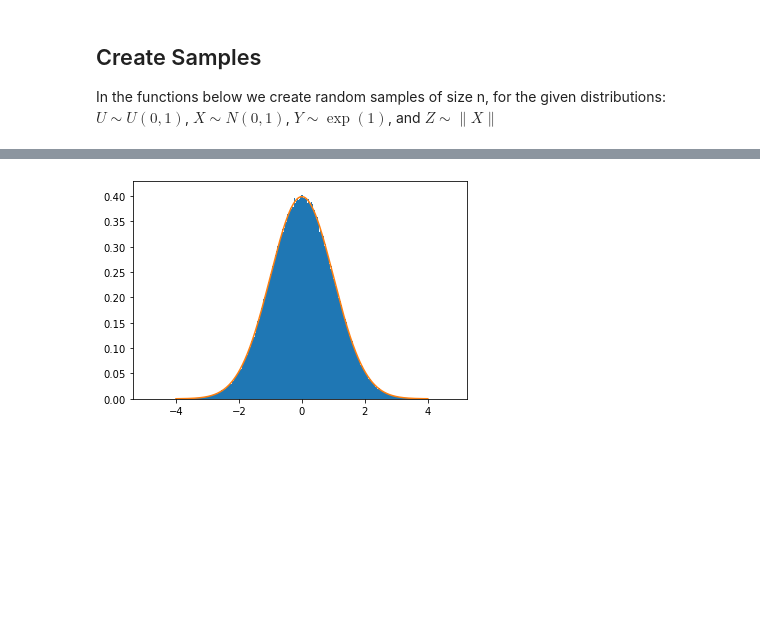
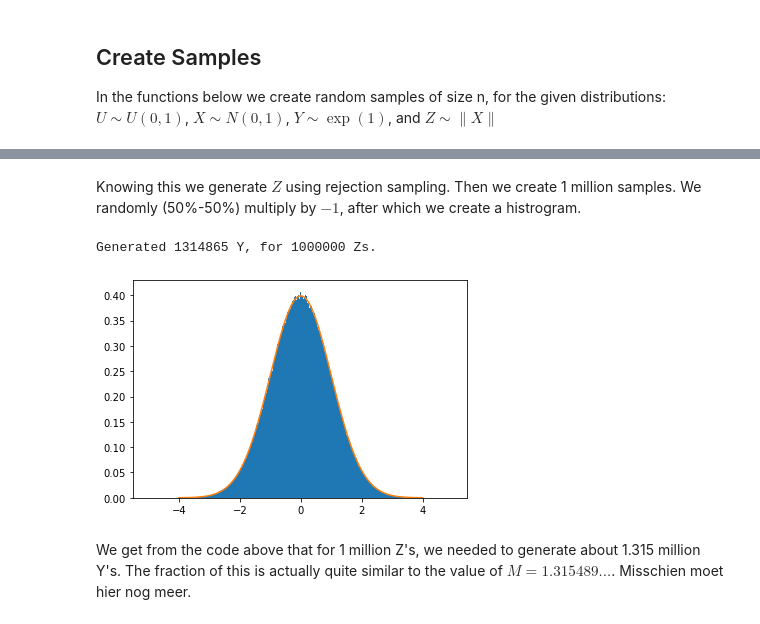
Before and after one commit to BDFteam/NumericalMethods3, a Jupyter notebook: part1.ipynb, the cells around one changed output, grey strips where cells are left out. Saved outputs shown, nothing was run; the diff lists cells and outputs as text; code cells hidden in the pictures; blank space fills up the shorter version.

```diff
--- a/part1.ipynb
+++ b/part1.ipynb
@@ -32,43 +48,54 @@ Hahah geen idee of dit het is
+# %% [markdown]
+Knowing this we generate $Z$ using rejection sampling. Then we create 1 million samples. We randomly (50%-50%) multiply by $-1$, after which we create a histrogram.
 # %%
 def rejection_abs_normal(n):
-    X = np.zeros(n)
+    """Generate Z using rejection sampling"""
+    Z = np.zeros(n)
+
+    y_generated = 0
 
     for i in range(0,n):
         Y = simulate_y(1)
+        y_generated += 1
         U = np.random.rand()
         while U > np.exp(-0.5 * Y **2 + Y - 0.5):
             Y = simulate_y(1)
+            y_generated += 1
             U = np.random.rand()
 
-        X[i] = Y
+        Z[i] = Y
 
-    return X
+    print(f"Generated {y_generated} Y, for {n} Zs.")
+    return Z
 
 def split(input):
     for i in range(len(input)):
         if simulate_u(1) > 0.5: input[i] = -input[i]
 
     return input
 
 def standard_normal(n):
     x = np.linspace(-4, 4, n)
     y = sts.norm.pdf(x)
 
     return y
 
 
 def main():
     n = 1000000
     samples = rejection_abs_normal(n)
     samples = split(samples)
 
 
     plt.hist(samples, density=True, bins=500)
     plt.plot(np.linspace(-4, 4, 1000), standard_normal(1000))
     plt.show()
 
 
 
 main()
 # %% [output]
+Generated 1314865 Y, for 1000000 Zs.
-[figure, old version]
+[figure, new version]
+# %% [markdown]
+We get from the code above that for 1 million Z's, we needed to generate about 1.315 million Y's. The fraction of this is actually quite similar to the value of $M = 1.315489...$. Misschien moet hier nog meer.
```
Also changed, not shown: parts of 3 cells of this notebook, 1 other file.
